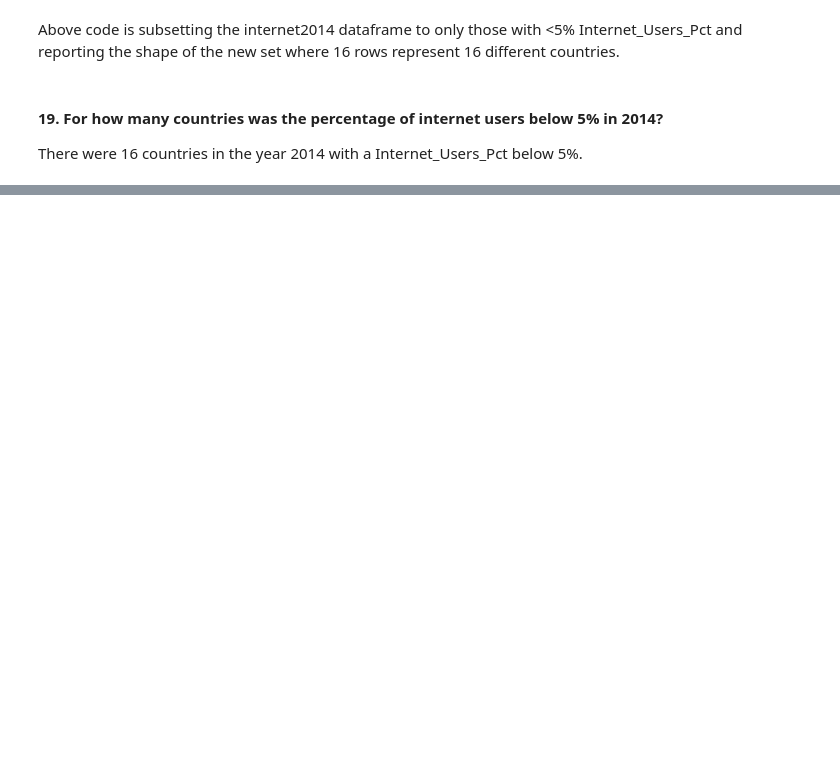
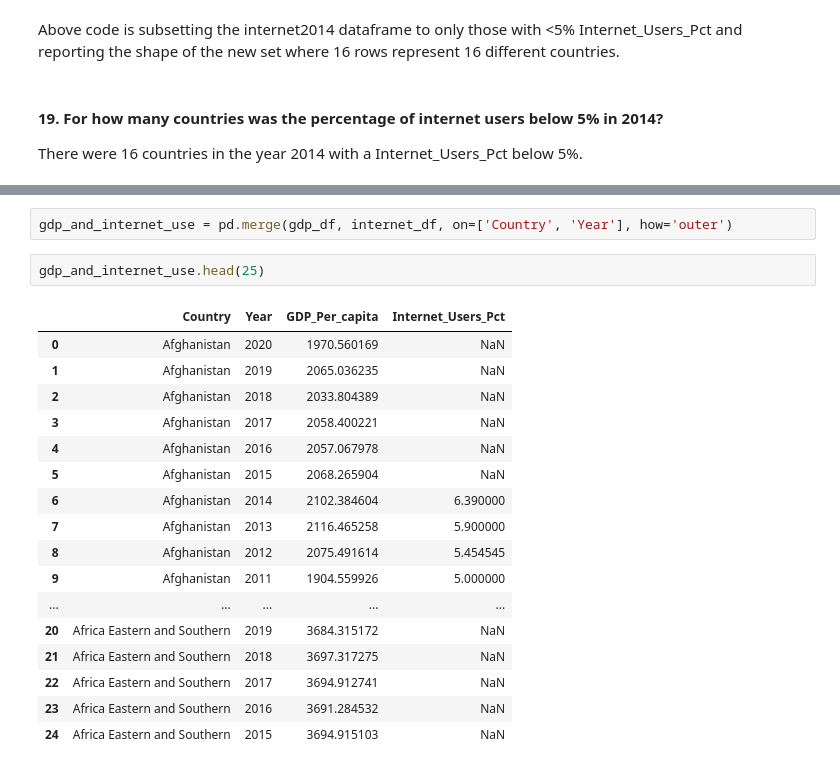
Before and after one commit to NSS-Full-Time-Data-Analytics-9/gdp_and_internet_usage-WilliamPrunty, a Jupyter notebook: notebooks/gdp_and_internet_usage_williamp.ipynb, the cells around one changed output, grey strips where cells are left out. Drawn from its saved outputs; the diff is of its cells as text; blank space fills up the shorter version.

```diff
--- a/notebooks/gdp_and_internet_usage_williamp.ipynb
+++ b/notebooks/gdp_and_internet_usage_williamp.ipynb
@@ -256,0 +457,22 @@ There were 16 countries in the year 2014 with a Internet_Users_Pct below 5%.
+# %%
+gdp_and_internet_use = pd.merge(gdp_df, internet_df, on=['Country', 'Year'], how='outer')
+# %%
+gdp_and_internet_use.head(25)
+# %% [output]
+|  | Country | Year | GDP_Per_capita | Internet_Users_Pct |
+| 0 | Afghanistan | 2020 | 1970.560169 | NaN |
+| 1 | Afghanistan | 2019 | 2065.036235 | NaN |
+| 2 | Afghanistan | 2018 | 2033.804389 | NaN |
+| 3 | Afghanistan | 2017 | 2058.400221 | NaN |
+| 4 | Afghanistan | 2016 | 2057.067978 | NaN |
+| 5 | Afghanistan | 2015 | 2068.265904 | NaN |
+| 6 | Afghanistan | 2014 | 2102.384604 | 6.390000 |
+| 7 | Afghanistan | 2013 | 2116.465258 | 5.900000 |
+| 8 | Afghanistan | 2012 | 2075.491614 | 5.454545 |
+| 9 | Afghanistan | 2011 | 1904.559926 | 5.000000 |
+| ... | ... | ... | ... | ... |
+| 20 | Africa Eastern and Southern | 2019 | 3684.315172 | NaN |
+| 21 | Africa Eastern and Southern | 2018 | 3697.317275 | NaN |
+| 22 | Africa Eastern and Southern | 2017 | 3694.912741 | NaN |
+| 23 | Africa Eastern and Southern | 2016 | 3691.284532 | NaN |
+| 24 | Africa Eastern and Southern | 2015 | 3694.915103 | NaN |
```
Also changed, not shown: parts of 37 cells of this notebook.
